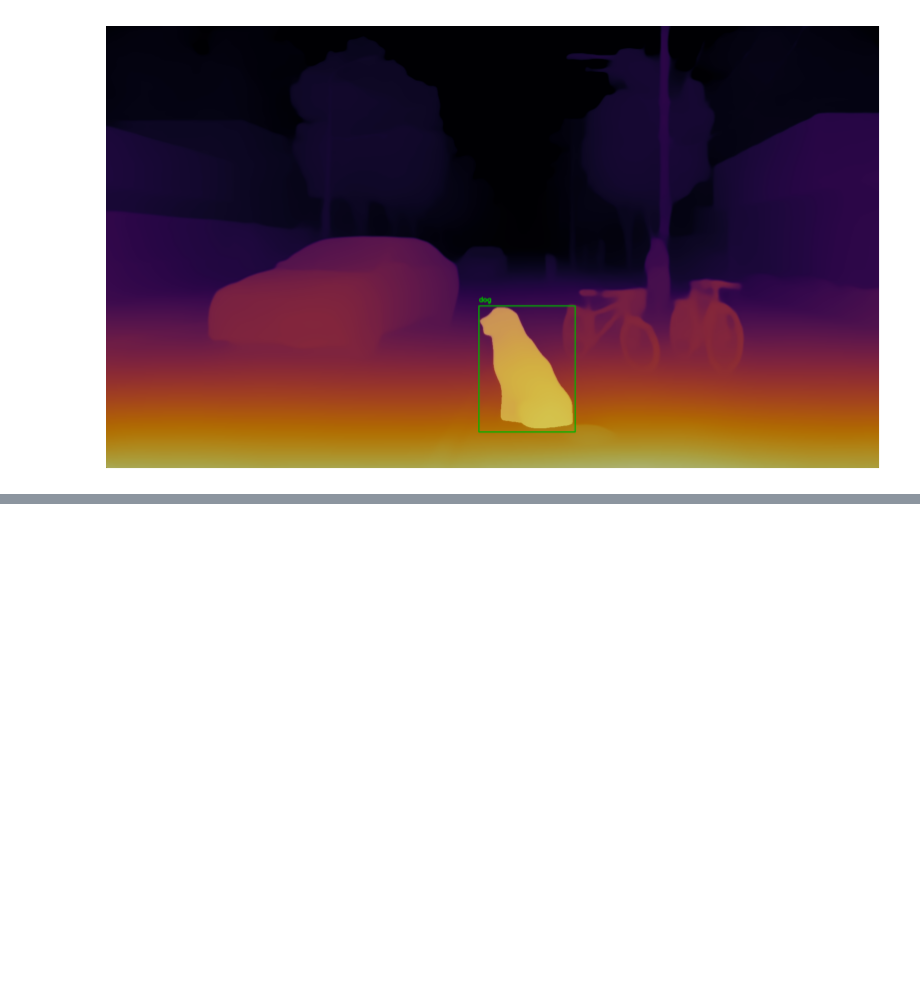
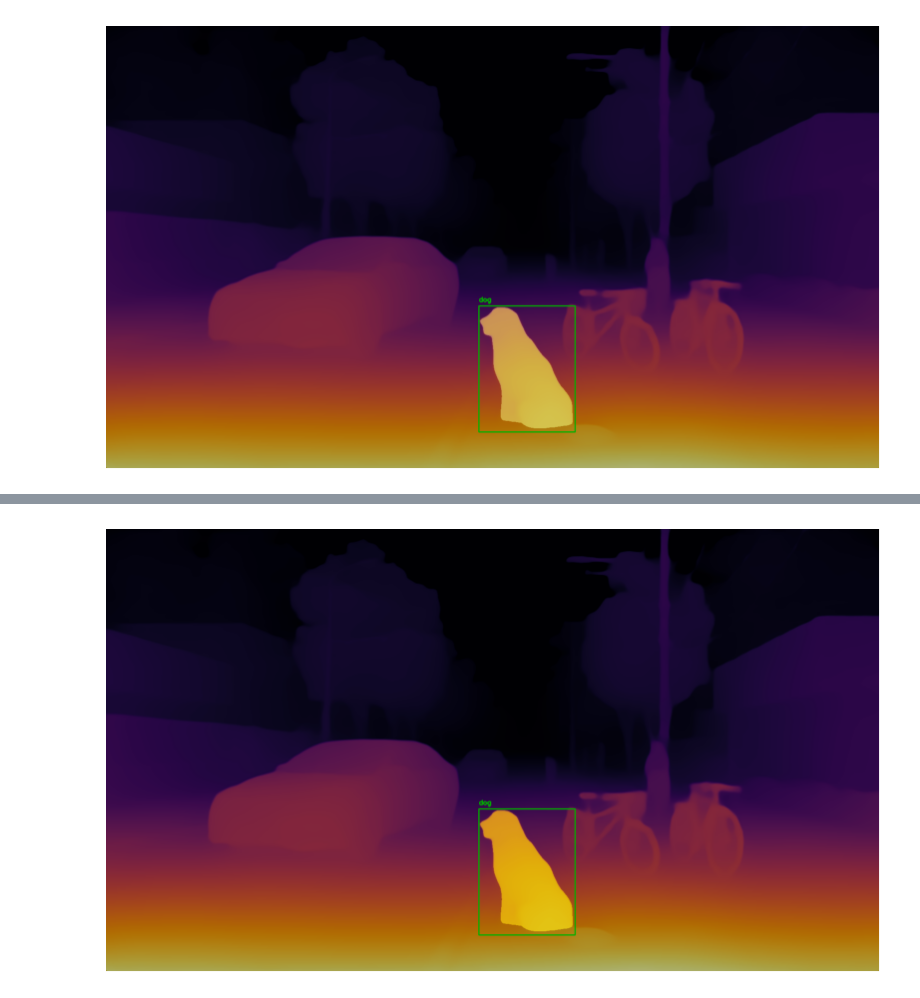
Before and after one commit to maryam-mohebbi/Depth-Aware-Object-Detection, a Jupyter notebook: da_od/model/depth.ipynb, the cells around one changed output, grey strips where cells are left out. Cells and saved outputs as stored; diff of their text form; code cells hidden in the pictures; blank space fills up the shorter version.

Commit message:
`SamModelManager` and `VisualizationTools` refactoring

```diff
--- a/da_od/model/depth.ipynb
+++ b/da_od/model/depth.ipynb
@@ -279,0 +317,83 @@ By downloading the pre-trained weight files you agree to comply with these terms
+# %%
+import random
+import cv2
+import matplotlib.pyplot as plt
+import numpy as np
+
+from da_od.config import class_names, output_img, sam_weights
+from da_od.segment_anything import SamAutomaticMaskGenerator, SamPredictor
+
+class_names_file = class_names / "coco.names.txt"
+output_folder_path = output_img / "segmentation.jpg"
+checkpoint_path = sam_weights / "sam_vit_h_4b8939.pth"
+
+
+def read_class_names(file_path):
+    with open(file_path) as file:
+        class_names = [line.strip() for line in file.readlines()]
+    return class_names
+
+
+classNames = read_class_names(class_names_file)
+
+# Assuming you have an ObjectDetector class correctly set up
+object_detector = ObjectDetector(model_name="yolo_nas_l", pretrained_weights="coco", conf_threshold=0.25)
+bboxes, confidence, labels, class_names, image = object_detector.detect_objects(DepthAnything_colored)
+
+# Instantiate SamModelManager for SAM model handling
+sam_model_manager = SamModelManager(checkpoint_path)
+
+# Using SamModelManager's model attribute
+mask_generator = SamAutomaticMaskGenerator(sam_model_manager.model)
+mask = mask_generator.generate(image)
+
+# Create a predictor for SAM using SamModelManager's model
+predictor = SamPredictor(sam_model_manager.model)
+predictor.set_image(image)
+
+# Initialize a combined mask
+combined_mask = np.zeros((image.shape[0], image.shape[1], 3))
+
+# Visualization tool for showing annotations
+visualization_tools = VisualizationTools()
+
+# Loop through detections
+for i, label in enumerate(labels):
+    input_box = np.array(bboxes[i])
+
+    # Predict mask using SAM
+    mask, _, _ = predictor.predict(
+        point_coords=None, point_labels=None, box=input_box[None, :], multimask_output=False
+    )
+
+    # Get the correct class label
+    cls = int(label)
+    class_name = classNames[cls]
+
+    # Draw bounding box
+    x_min, y_min, x_max, y_max = input_box
+    cv2.rectangle(image, (int(x_min), int(y_min)), (int(x_max), int(y_max)), (0, 255, 0), 2)
+
+    # Add label
+    cv2.putText(
+        image, class_name, (int(x_min), int(y_min) - 10), cv2.FONT_HERSHEY_SIMPLEX, 0.5, (0, 255, 0), 2
+    )
+
+    # Generate random color for mask
+    random_color = (random.randint(0, 255), random.randint(0, 255), random.randint(0, 255))
+    mask_color = np.array(random_color)
+
+    # Add the mask to the combined mask with the random color
+    combined_mask += mask[0][..., None] * mask_color
+
+# Overlay the original image with the combined mask
+final_image = cv2.addWeighted(image, 0.7, combined_mask.astype(np.uint8), 0.3, 0)
+
+# Display the final image using matplotlib
+plt.close("all")
+plt.figure(figsize=(10, 10))
+plt.imshow(final_image)
+plt.axis("off")
+plt.savefig(output_folder_path)  # Save the combined output
+plt.show()
+# %% [output]
@@ -279,0 +405 @@ By downloading the pre-trained weight files you agree to comply with these terms
+[figure, added]
```
Also changed, not shown: parts of 5 cells of this notebook, 1 other file.
